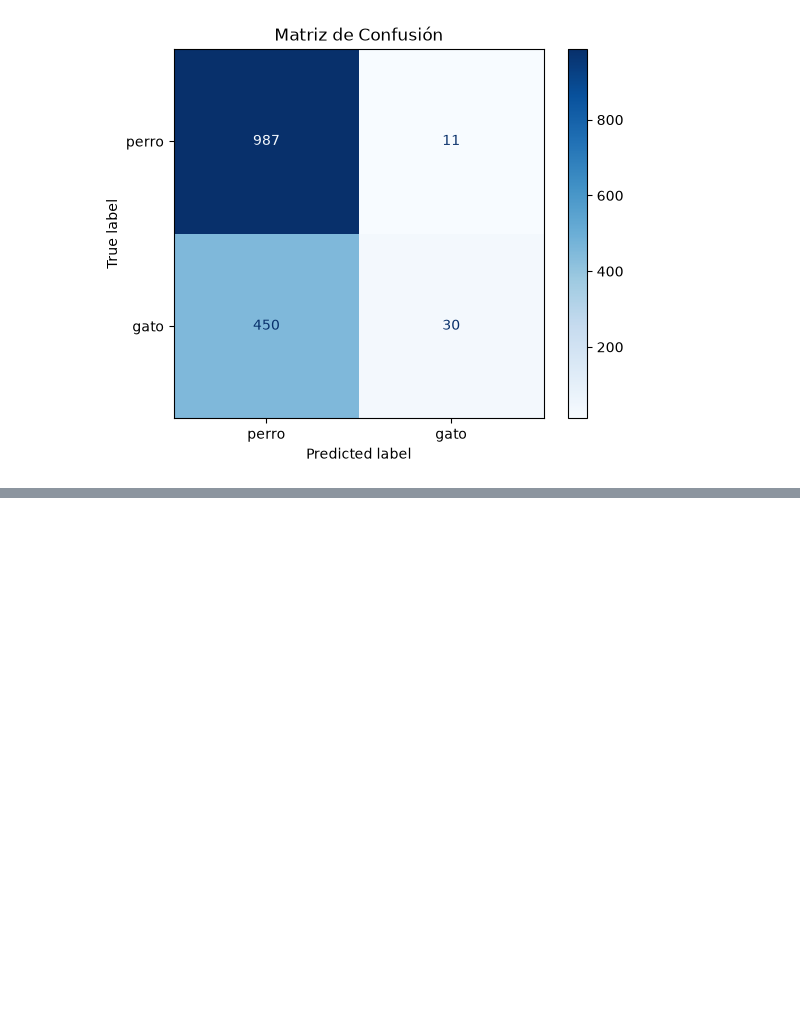
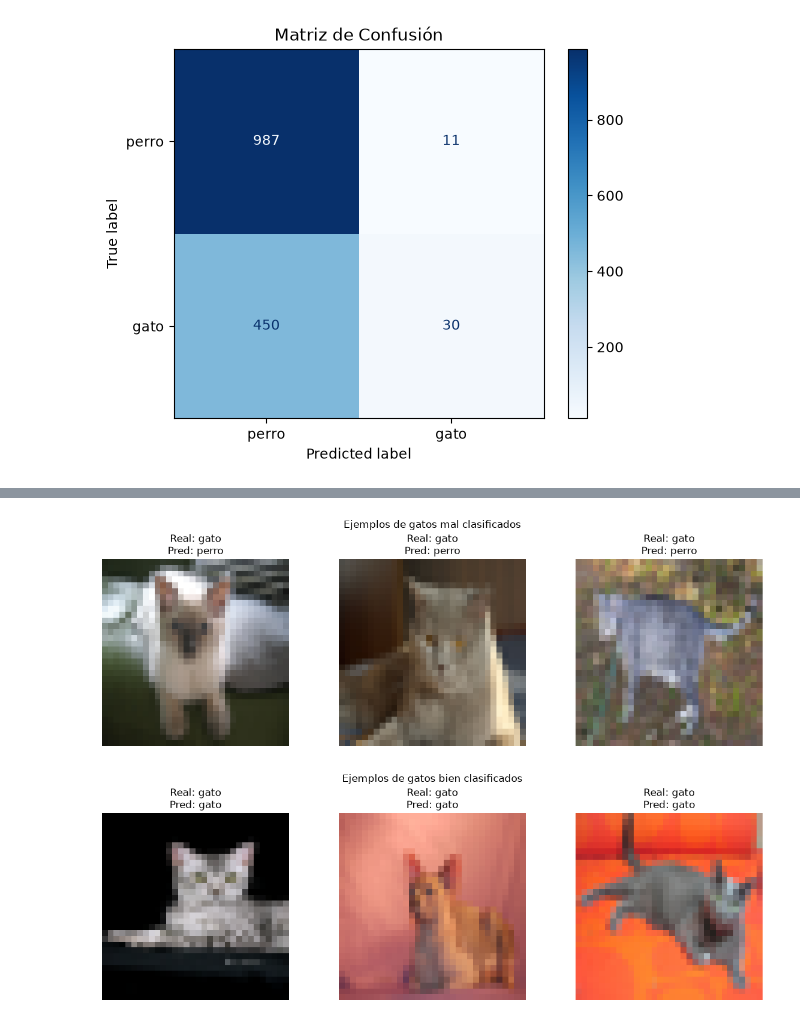
Before and after one commit to karlahp/clasificacion-perros-gatos-mlp, a Jupyter notebook: notebooks/clasificacion_perros_gatos.ipynb, the cells around one changed output, grey strips where cells are left out. Drawn from its saved outputs; the diff is of its cells as text; code cells hidden in the pictures; blank space fills up the shorter version.

Commit message:
feat: analizar ejemplos correctamente e incorrectamente clasificados

```diff
--- a/notebooks/clasificacion_perros_gatos.ipynb
+++ b/notebooks/clasificacion_perros_gatos.ipynb
@@ -357,0 +372,32 @@ weighted avg       0.70      0.69      0.58      1478
+# %%
+# Índices de aciertos y errores
+indices_acierto = np.where(y_pred == y_val)[0]
+indices_error = np.where(y_pred != y_val)[0]
+
+# Tomamos ejemplos de gatos mal clasificados (el error más crítico detectado)
+errores_gato = [i for i in indices_error if y_val[i] == 1][:3]
+aciertos_gato = [i for i in indices_acierto if y_val[i] == 1][:3]
+
+def mostrar_ejemplos(indices, titulo):
+    fig, axes = plt.subplots(1, len(indices), figsize=(12, 4))
+    for ax, idx in zip(axes, indices):
+        img = X_val[idx].reshape(32, 32, 3)
+        ax.imshow(img)
+        pred_label = "gato" if y_pred[idx] == 1 else "perro"
+        real_label = "gato" if y_val[idx] == 1 else "perro"
+        ax.set_title(f"Real: {real_label}\nPred: {pred_label}")
+        ax.axis("off")
+    plt.suptitle(titulo)
+    plt.tight_layout()
+    return fig
+
+fig1 = mostrar_ejemplos(errores_gato, "Ejemplos de gatos mal clasificados")
+fig1.savefig("../images/errores_gato.png")
+plt.show()
+
+fig2 = mostrar_ejemplos(aciertos_gato, "Ejemplos de gatos bien clasificados")
+fig2.savefig("../images/aciertos_gato.png")
+plt.show()
+# %% [output]
+[figure, added]
+[figure, added]
```
Also changed, not shown: parts of 3 cells of this notebook, 2 other files.
